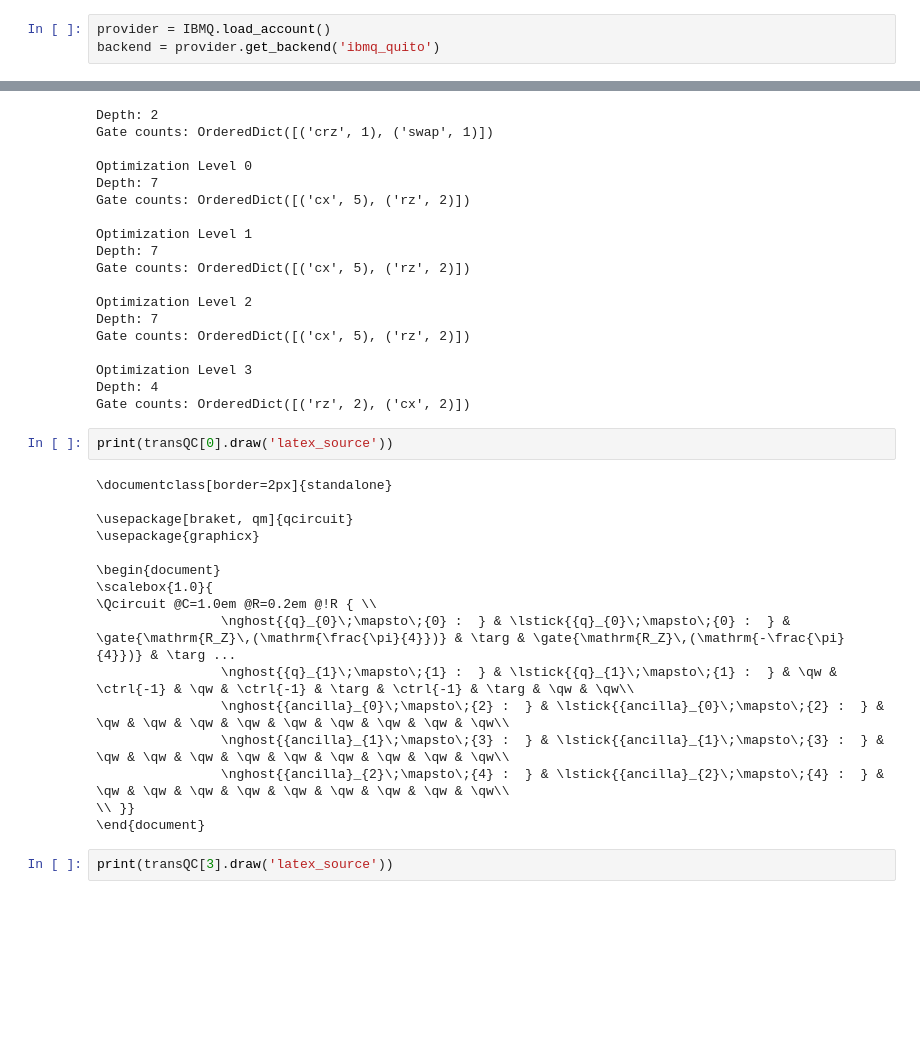
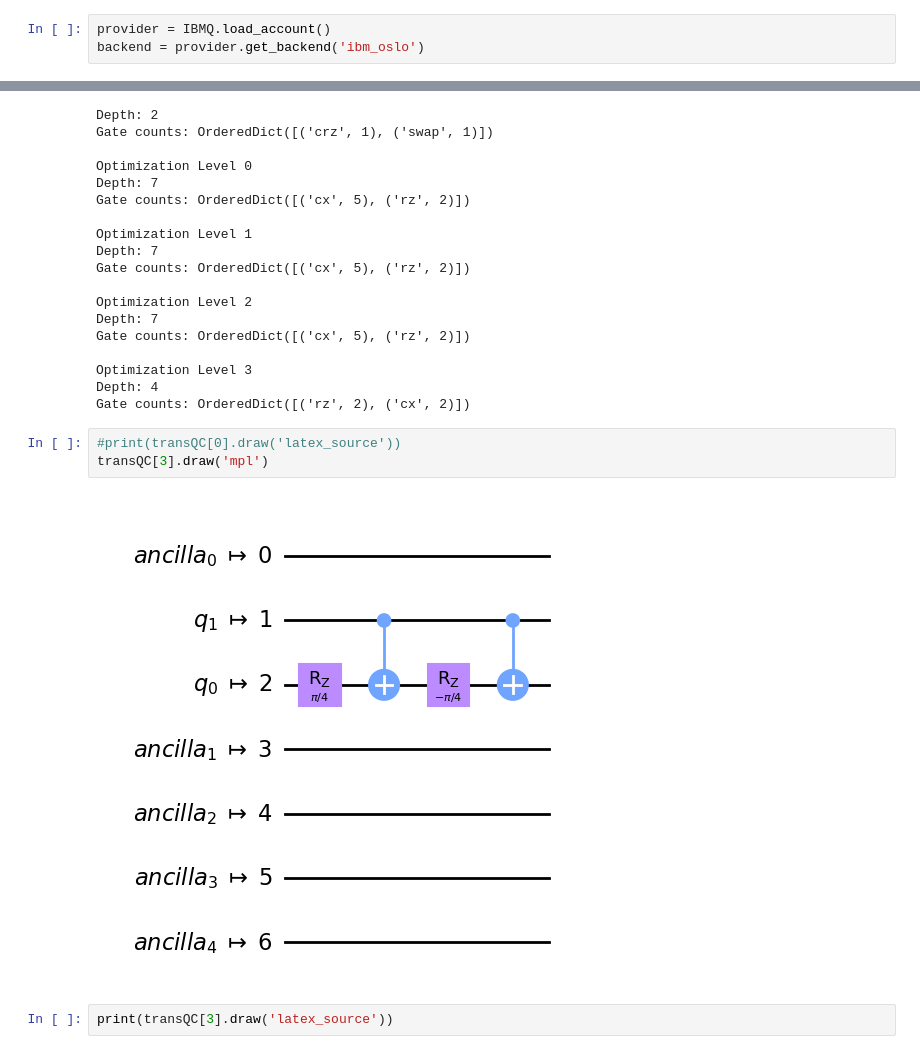
Before and after one commit to UnknownDK/ES7-Quantum, a Jupyter notebook: qiskitTestSetup/plotter+circuit.ipynb, the cells around one changed output, grey strips where cells are left out. Cells and saved outputs as stored; diff of their text form; blank space fills up the shorter version.

```diff
--- a/qiskitTestSetup/plotter+circuit.ipynb
+++ b/qiskitTestSetup/plotter+circuit.ipynb
@@ -62,5 +62,5 @@ print(changingLearningRate)
 [figure]
 # %%
 provider = IBMQ.load_account()
-backend = provider.get_backend('ibmq_quito')
+backend = provider.get_backend('ibm_oslo')
 # %% [output]
@@ -126,23 +114,10 @@ Optimization Level 3
 Depth: 4
 Gate counts: OrderedDict([('rz', 2), ('cx', 2)])
 # %%
-print(transQC[0].draw('latex_source'))
+#print(transQC[0].draw('latex_source'))
+transQC[3].draw('mpl')
 # %% [output]
-\documentclass[border=2px]{standalone}
-
-\usepackage[braket, qm]{qcircuit}
-\usepackage{graphicx}
-
-\begin{document}
-\scalebox{1.0}{
-\Qcircuit @C=1.0em @R=0.2em @!R { \\
-                \nghost{{q}_{0}\;\mapsto\;{0} :  } & \lstick{{q}_{0}\;\mapsto\;{0} :  } & \gate{\mathrm{R_Z}\,(\mathrm{\frac{\pi}{4}})} & \targ & \gate{\mathrm{R_Z}\,(\mathrm{-\frac{\pi}{4}})} & \targ ...
-                \nghost{{q}_{1}\;\mapsto\;{1} :  } & \lstick{{q}_{1}\;\mapsto\;{1} :  } & \qw & \ctrl{-1} & \qw & \ctrl{-1} & \targ & \ctrl{-1} & \targ & \qw & \qw\\
-                \nghost{{ancilla}_{0}\;\mapsto\;{2} :  } & \lstick{{ancilla}_{0}\;\mapsto\;{2} :  } & \qw & \qw & \qw & \qw & \qw & \qw & \qw & \qw & \qw\\
-                \nghost{{ancilla}_{1}\;\mapsto\;{3} :  } & \lstick{{ancilla}_{1}\;\mapsto\;{3} :  } & \qw & \qw & \qw & \qw & \qw & \qw & \qw & \qw & \qw\\
-                \nghost{{ancilla}_{2}\;\mapsto\;{4} :  } & \lstick{{ancilla}_{2}\;\mapsto\;{4} :  } & \qw & \qw & \qw & \qw & \qw & \qw & \qw & \qw & \qw\\
-\\ }}
-\end{document}
+[figure, added]
 # %%
 print(transQC[3].draw('latex_source'))
 # %% [output]
```
Also changed, not shown: parts of 1 cell of this notebook, 2 other files.
